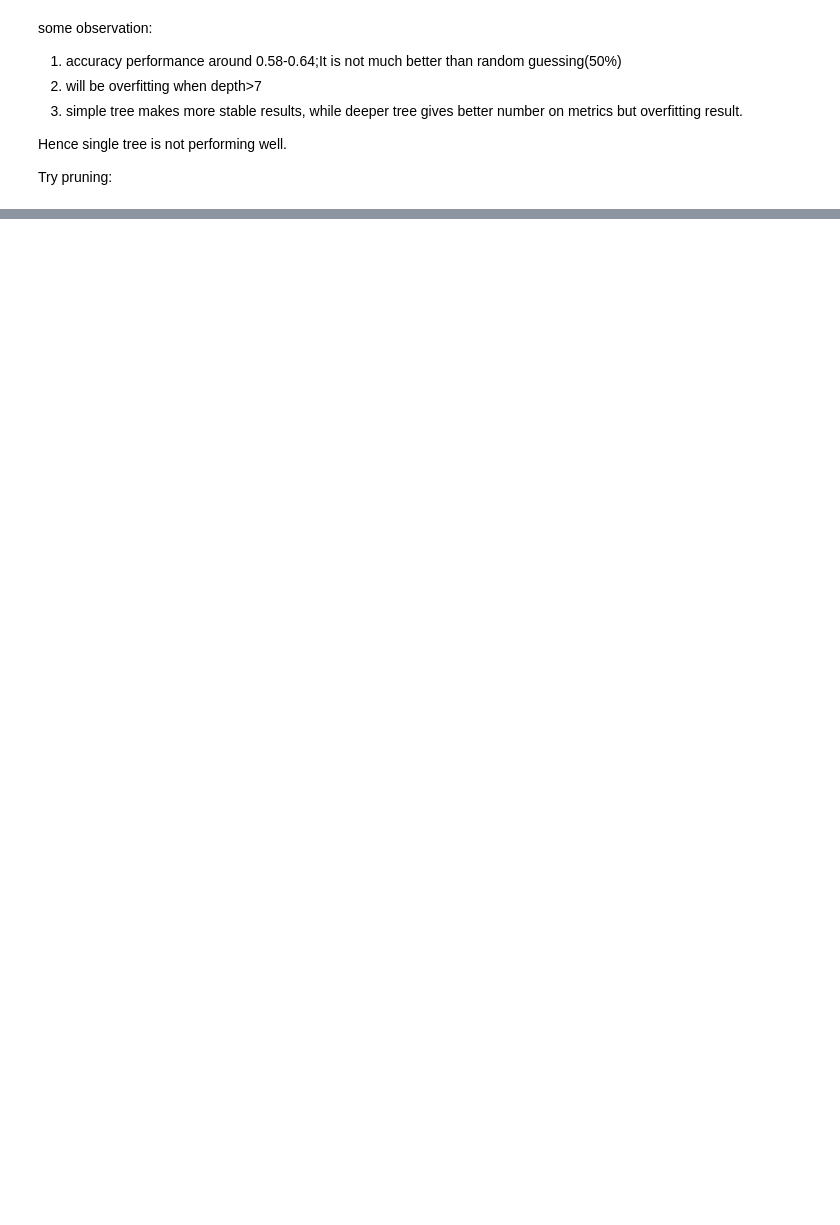
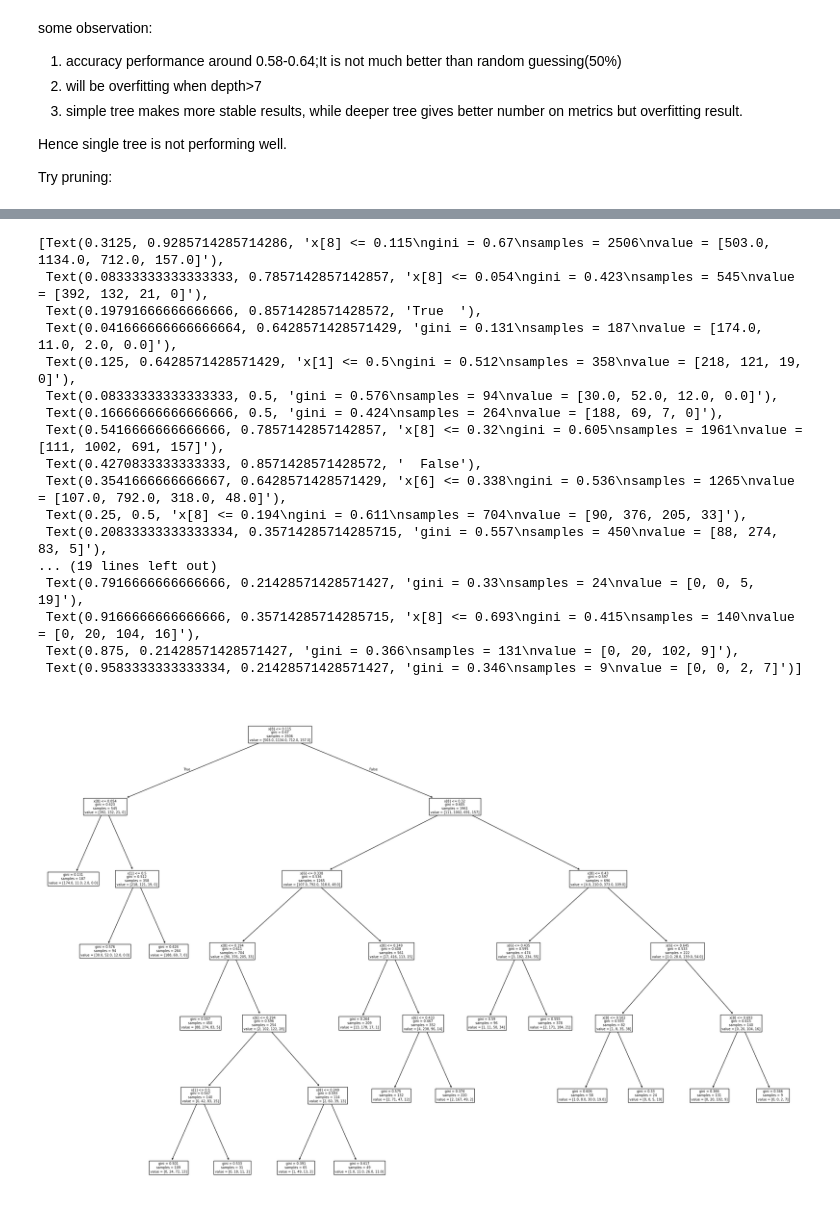
Before and after one commit to ChrisChenDaren/5836_hw2, a Jupyter notebook: ass2.ipynb, the cells around one changed output, grey strips where cells are left out. Saved outputs shown, nothing was run; the diff lists cells and outputs as text; code cells hidden in the pictures; blank space fills up the shorter version.

```diff
--- a/ass2.ipynb
+++ b/ass2.ipynb
@@ -366,0 +448,26 @@ Try pruning:
+# %%
+prunedTree = DecisionTreeClassifier(criterion = 'gini', random_state = 0, ccp_alpha = alpha_optimal)
+prunedTree.fit(x_train, y_train)
+y_pred_test = model.predict(x_test)
+y_pred_train = model.predict(x_train)
+acc_test = accuracy_score(y_test,y_pred_test)
+acc_train = accuracy_score(y_train,y_pred_train)
+prec_test = precision_score(y_test,y_pred_test,average='macro')
+prec_train = precision_score(y_train,y_pred_train,average='macro')
+f1_test = f1_score(y_test,y_pred_test,average='macro')
+f1_train = f1_score(y_train,y_pred_train,average='macro')
+cm = confusion_matrix(y_test,y_pred_test)
+print(cm, 'is confusion matrix')
+y_pred = model.predict_proba(x_test)
+auc = roc_auc_score(y_test, y_pred,multi_class = 'ovr',average=None)
+out = {
+        'test acc' : acc_test,
+        'train acc' : acc_train,
+        'test precision':prec_test,
+        'train precision':prec_train,
+        'test f1':f1_test,
+        'train f1':f1_train
+
+    }
+
+print(out)
@@ -366,0 +480,22 @@ Try pruning:
+# %%
+plt.figure(figsize = (30,20))
+plot_tree(prunedTree)
+# %% [output]
+[Text(0.3125, 0.9285714285714286, 'x[8] <= 0.115\ngini = 0.67\nsamples = 2506\nvalue = [503.0, 1134.0, 712.0, 157.0]'),
+ Text(0.08333333333333333, 0.7857142857142857, 'x[8] <= 0.054\ngini = 0.423\nsamples = 545\nvalue = [392, 132, 21, 0]'),
+ Text(0.19791666666666666, 0.8571428571428572, 'True  '),
+ Text(0.041666666666666664, 0.6428571428571429, 'gini = 0.131\nsamples = 187\nvalue = [174.0, 11.0, 2.0, 0.0]'),
+ Text(0.125, 0.6428571428571429, 'x[1] <= 0.5\ngini = 0.512\nsamples = 358\nvalue = [218, 121, 19, 0]'),
+ Text(0.08333333333333333, 0.5, 'gini = 0.576\nsamples = 94\nvalue = [30.0, 52.0, 12.0, 0.0]'),
+ Text(0.16666666666666666, 0.5, 'gini = 0.424\nsamples = 264\nvalue = [188, 69, 7, 0]'),
+ Text(0.5416666666666666, 0.7857142857142857, 'x[8] <= 0.32\ngini = 0.605\nsamples = 1961\nvalue = [111, 1002, 691, 157]'),
+ Text(0.4270833333333333, 0.8571428571428572, '  False'),
+ Text(0.3541666666666667, 0.6428571428571429, 'x[6] <= 0.338\ngini = 0.536\nsamples = 1265\nvalue = [107.0, 792.0, 318.0, 48.0]'),
+ Text(0.25, 0.5, 'x[8] <= 0.194\ngini = 0.611\nsamples = 704\nvalue = [90, 376, 205, 33]'),
+ Text(0.20833333333333334, 0.35714285714285715, 'gini = 0.557\nsamples = 450\nvalue = [88, 274, 83, 5]'),
+... (19 lines left out)
+ Text(0.7916666666666666, 0.21428571428571427, 'gini = 0.33\nsamples = 24\nvalue = [0, 0, 5, 19]'),
+ Text(0.9166666666666666, 0.35714285714285715, 'x[8] <= 0.693\ngini = 0.415\nsamples = 140\nvalue = [0, 20, 104, 16]'),
+ Text(0.875, 0.21428571428571427, 'gini = 0.366\nsamples = 131\nvalue = [0, 20, 102, 9]'),
+ Text(0.9583333333333334, 0.21428571428571427, 'gini = 0.346\nsamples = 9\nvalue = [0, 0, 2, 7]')]
+[figure, added]
```
Also changed, not shown: parts of 10 cells of this notebook.
